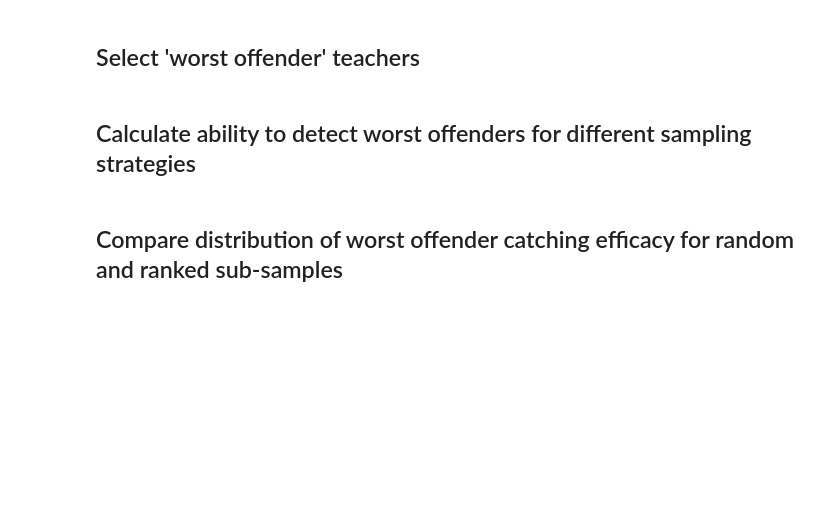
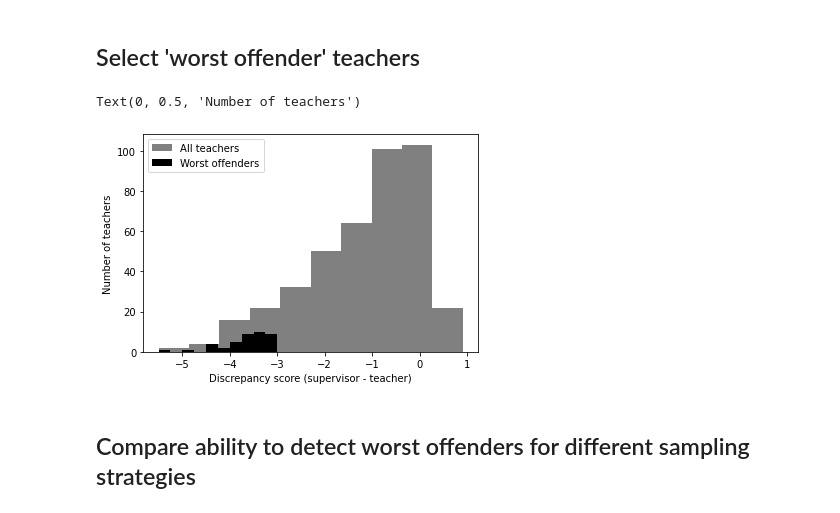
Before and after one commit to amrita112/DiscSim-old, a Jupyter notebook: sampling_strategy.ipynb, the cells around one changed output. Saved outputs shown, nothing was run; the diff lists cells and outputs as text; code cells hidden in the pictures; blank space fills up the shorter version.

```diff
--- a/sampling_strategy.ipynb
+++ b/sampling_strategy.ipynb
@@ -841,7 +874,23 @@ High p-value (0.1) indicates that these distributions are identical.
 # Test sampling strategies: worst offenders
 # %% [markdown]
 ## Select 'worst offender' teachers
+# %%
+perc_wo = 10 # Percentile of teachers to be selected as worst offenders
+n_teachers_selected = len(teacher_ids_selected)
+n_wo = int(perc_wo*n_teachers_selected/100) # Number of teachers to be selected as worst offenders
+
+order = np.argsort(real_disc_score).astype(int) # Ascending order of discrepancy score for selected teachers - lower is worse
+teacher_ids_wo = [teacher_ids_selected[index] for index in order[:n_wo]] # Select perc_wo% of teachers with worst discrepancy scores
+disc_score_wo = [real_disc_score[teacher_ids_selected.index(t_id)] for t_id in teacher_ids_wo]
+
+plt.figure()
+plt.hist(real_disc_score, color = 'gray', label = 'All teachers')
+plt.hist(disc_score_wo, color = 'k', label = 'Worst offenders')
+plt.legend()
+plt.xlabel('Discrepancy score (supervisor - teacher)')
+plt.ylabel('Number of teachers')
+# %% [output]
+Text(0, 0.5, 'Number of teachers')
+[figure, added]
 # %% [markdown]
-## Calculate ability to detect worst offenders for different sampling strategies
+## Compare ability to detect worst offenders for different sampling strategies
-# %% [markdown]
-## Compare distribution of worst offender catching efficacy for random and ranked sub-samples
```
Also changed, not shown: parts of 22 cells of this notebook.
